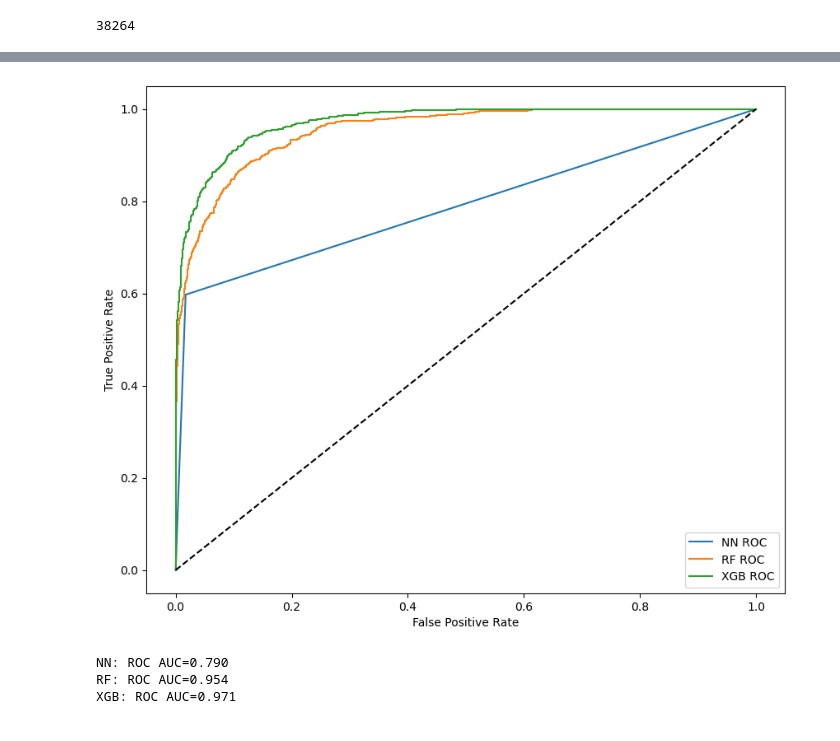
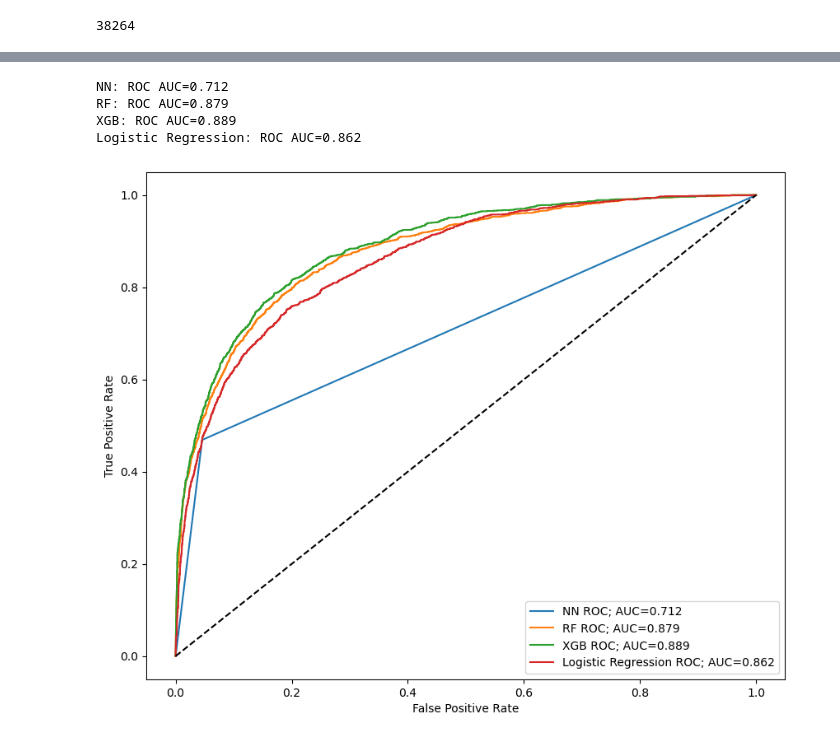
Before and after one commit to HYS20010113/2565-ML-Final-Project, a Jupyter notebook: ENN.ipynb, the cells around one changed output, grey strips where cells are left out. Cells and saved outputs as stored; diff of their text form; code cells hidden in the pictures.

```diff
--- a/ENN.ipynb
+++ b/ENN.ipynb
@@ -110,7 +134,7 @@ scaler = StandardScaler()
 X_train_scaled = scaler.fit_transform(X_train)
 X_test_scaled = scaler.transform(X_test)
 # %%
-best_params = {'max_depth': None, 'min_samples_leaf': 4, 'min_samples_split': 2, 'n_estimators': 300}
+best_params = {'max_depth': None, 'min_samples_leaf': 4, 'min_samples_split': 2, 'n_estimators': 100}
 RF = RandomForestClassifier(**best_params,random_state=42)
 # model.fit(X_train_pca, y_train)
 # y_pred_pca = model.predict(X_test_pca)
@@ -133,10 +157,15 @@ weighted avg       0.93      0.94      0.93      4444
 # %%
-xgb = xgb.XGBClassifier(objective='binary:logistic', n_estimators=300, learning_rate=0.1, max_depth=7)
+xgb = xgb.XGBClassifier(objective='binary:logistic', n_estimators=300, learning_rate=0.1, max_depth=5)
 xgb.fit(X_train_scaled, y_train)
 y_pred = xgb.predict(X_test_scaled)
 accuracy = accuracy_score(y_test, y_pred)
 classification_rep_pca = classification_report(y_test, y_pred)
 print(classification_rep_pca)
+#most important features
+feature_importance = pd.DataFrame({'feature': X.columns, 'importance': xgb.feature_importances_})
+feature_importance = feature_importance.sort_values('importance', ascending=False)
+#print the top 3 features
+print(feature_importance.head(3))
 # %% [output]
               precision    recall  f1-score   support
 
@@ -232,0 +267,9 @@ weighted avg       0.93      0.94      0.93      4444
+# %%
+#logistic regression
+from sklearn.linear_model import LogisticRegression
+logreg = LogisticRegression()
+logreg.fit(X_train_scaled, y_train)
+y_pred = logreg.predict(X_test_scaled)
+accuracy = accuracy_score(y_test, y_pred)
+classification_rep_pca = classification_report(y_test, y_pred)
+print(classification_rep_pca)
@@ -233,39 +285,44 @@ weighted avg       0.93      0.94      0.93      4444
 # %%
 #draw the auc and roc graph of the models above
 # Compute predicted probabilities: y_pred_prob
 NNy_pred_prob = y_pred
 rfy_pred_prob = RF.predict_proba(X_test_scaled)[:,1]
 xgby_pred_prob = xgb.predict_proba(X_test_scaled)[:,1]
+logy_pred_prob = logreg.predict_proba(X_test_scaled)[:,1]
 plt.figure(figsize=(10,8))
+#generate the auc score
+NN_auc = roc_auc_score(y_test, NNy_pred_prob)
+rf_auc = roc_auc_score(y_test, rfy_pred_prob)
+xgb_auc = roc_auc_score(y_test, xgby_pred_prob)
+log_auc = roc_auc_score(y_test, logy_pred_prob)
+print('NN: ROC AUC=%.3f' % (NN_auc))
+print('RF: ROC AUC=%.3f' % (rf_auc))
+print('XGB: ROC AUC=%.3f' % (xgb_auc))
+print('Logistic Regression: ROC AUC=%.3f' % (log_auc))
 # Generate ROC curve values: fpr, tpr, thresholds
 NNfpr, NNtpr, NNthresholds = roc_curve(y_test, NNy_pred_prob)
 rf_fpr, rf_tpr, rf_thresholds = roc_curve(y_test, rfy_pred_prob)
 xgb_fpr, xgb_tpr, xgb_thresholds = roc_curve(y_test, xgby_pred_prob)
+log_fpr, log_tpr, log_thresholds = roc_curve(y_test, logy_pred_prob)
 # Plot ROC curve
-plt.plot(NNfpr, NNtpr, label='NN ROC')
-plt.plot(rf_fpr, rf_tpr, label='RF ROC')
-plt.plot(xgb_fpr, xgb_tpr, label='XGB ROC')
+plt.plot(NNfpr, NNtpr, label='NN ROC; AUC=%.3f' % (NN_auc))
+plt.plot(rf_fpr, rf_tpr, label='RF ROC; AUC=%.3f' % (rf_auc))
+plt.plot(xgb_fpr, xgb_tpr, label='XGB ROC; AUC=%.3f' % (xgb_auc))
+plt.plot(log_fpr, log_tpr, label='Logistic Regression ROC; AUC=%.3f' % (log_auc))
 plt.plot([0, 1], [0, 1], color='black', linestyle='--')
 
 # Label axes
 plt.xlabel('False Positive Rate')
 plt.ylabel('True Positive Rate')
 # Show the plot
 plt.legend()
 plt.show()
-
-#generate the auc score
-NN_auc = roc_auc_score(y_test, NNy_pred_prob)
-rf_auc = roc_auc_score(y_test, rfy_pred_prob)
-xgb_auc = roc_auc_score(y_test, xgby_pred_prob)
-print('NN: ROC AUC=%.3f' % (NN_auc))
-print('RF: ROC AUC=%.3f' % (rf_auc))
-print('XGB: ROC AUC=%.3f' % (xgb_auc))
 # %% [output]
+NN: ROC AUC=0.712
+RF: ROC AUC=0.879
+XGB: ROC AUC=0.889
+Logistic Regression: ROC AUC=0.862
-[figure, old version]
+[figure, new version]
-NN: ROC AUC=0.790
-RF: ROC AUC=0.954
-XGB: ROC AUC=0.971
 # %%
 #draw the confusion matrix of the models above
 # Generate confusion matrix
```
Also changed, not shown: parts of 12 cells of this notebook, 2 other files.
